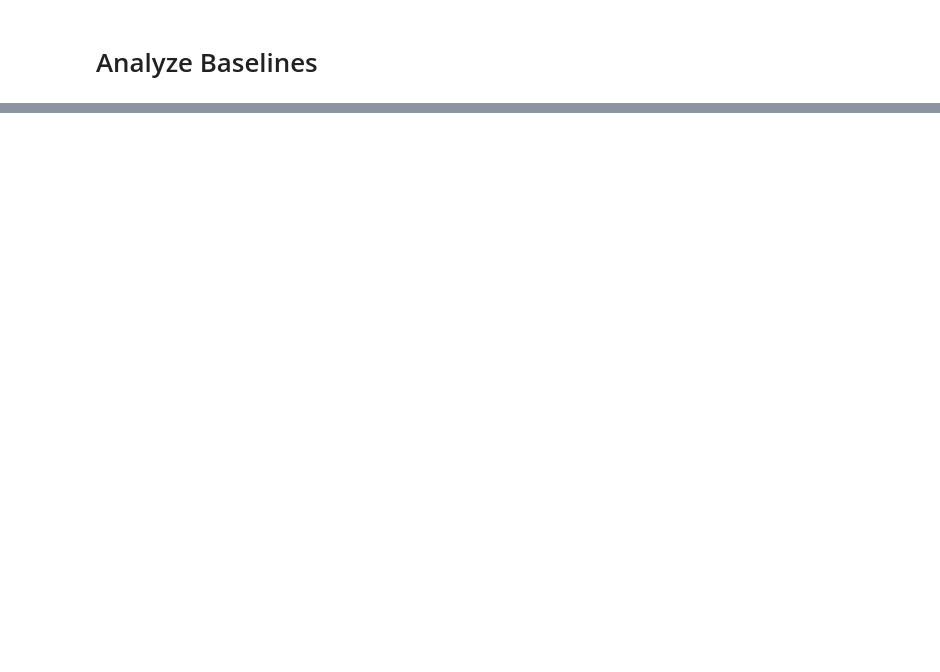
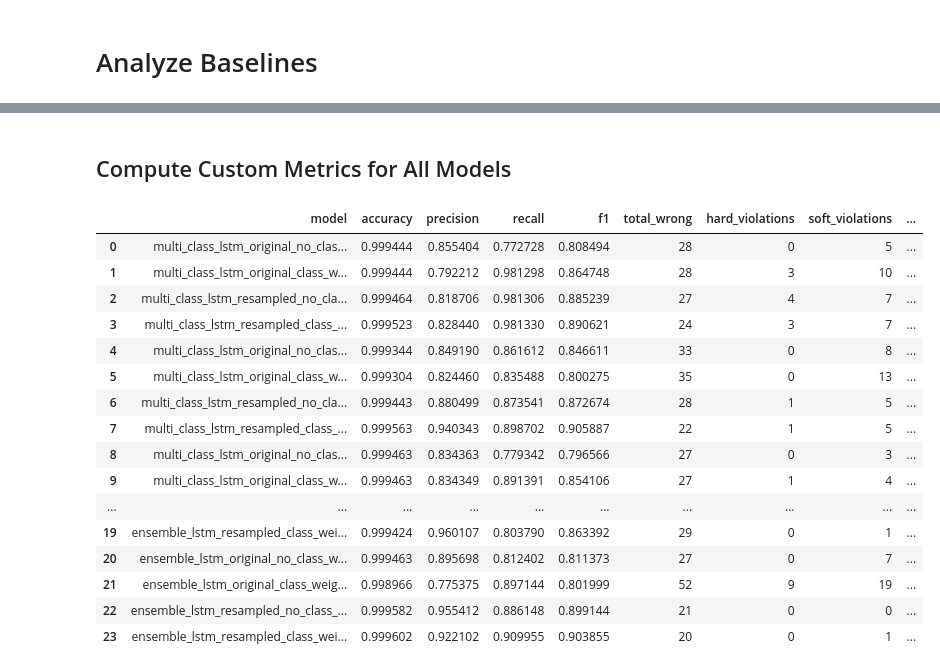
Before and after one commit to sofiaburkow/DeepChronos, a Jupyter notebook: notebooks/analyze_baselines.ipynb, the cells around one changed output, grey strips where cells are left out. Drawn from its saved outputs; the diff is of its cells as text; code cells hidden in the pictures; blank space fills up the shorter version.

```diff
--- a/notebooks/analyze_baselines.ipynb
+++ b/notebooks/analyze_baselines.ipynb
@@ -79,0 +154,9 @@ Saving results to ../reports/baselines/baselines_analysis.csv...
+# %%
+phase_bounds = (
+    df[df['phase'] > 0]
+    .groupby('phase')['t_rel']
+    .agg(['min', 'max'])
+)
+
+phase_start = phase_bounds['min'].to_dict()
+phase_end   = phase_bounds['max'].to_dict()
@@ -79,0 +173,9 @@ Saving results to ../reports/baselines/baselines_analysis.csv...
+# %% [markdown]
+## Compute Custom Metrics for All Models
+# %%
+import os
+import json
+import pandas as pd
+from itertools import product
+
+results = []
@@ -79,0 +243,22 @@ Saving results to ../reports/baselines/baselines_analysis.csv...
+# %%
+results_df = pd.DataFrame(results)
+
+results_df
+# %% [output]
+|  | model | accuracy | precision | recall | f1 | total_wrong | hard_violations | soft_violations | ... |
+| 0 | multi_class_lstm_original_no_clas... | 0.999444 | 0.855404 | 0.772728 | 0.808494 | 28 | 0 | 5 | ... |
+| 1 | multi_class_lstm_original_class_w... | 0.999444 | 0.792212 | 0.981298 | 0.864748 | 28 | 3 | 10 | ... |
+| 2 | multi_class_lstm_resampled_no_cla... | 0.999464 | 0.818706 | 0.981306 | 0.885239 | 27 | 4 | 7 | ... |
+| 3 | multi_class_lstm_resampled_class_... | 0.999523 | 0.828440 | 0.981330 | 0.890621 | 24 | 3 | 7 | ... |
+| 4 | multi_class_lstm_original_no_clas... | 0.999344 | 0.849190 | 0.861612 | 0.846611 | 33 | 0 | 8 | ... |
+| 5 | multi_class_lstm_original_class_w... | 0.999304 | 0.824460 | 0.835488 | 0.800275 | 35 | 0 | 13 | ... |
+| 6 | multi_class_lstm_resampled_no_cla... | 0.999443 | 0.880499 | 0.873541 | 0.872674 | 28 | 1 | 5 | ... |
+| 7 | multi_class_lstm_resampled_class_... | 0.999563 | 0.940343 | 0.898702 | 0.905887 | 22 | 1 | 5 | ... |
+| 8 | multi_class_lstm_original_no_clas... | 0.999463 | 0.834363 | 0.779342 | 0.796566 | 27 | 0 | 3 | ... |
+| 9 | multi_class_lstm_original_class_w... | 0.999463 | 0.834349 | 0.891391 | 0.854106 | 27 | 1 | 4 | ... |
+| ... | ... | ... | ... | ... | ... | ... | ... | ... | ... |
+| 19 | ensemble_lstm_resampled_class_wei... | 0.999424 | 0.960107 | 0.803790 | 0.863392 | 29 | 0 | 1 | ... |
+| 20 | ensemble_lstm_original_no_class_w... | 0.999463 | 0.895698 | 0.812402 | 0.811373 | 27 | 0 | 7 | ... |
+| 21 | ensemble_lstm_original_class_weig... | 0.998966 | 0.775375 | 0.897144 | 0.801999 | 52 | 9 | 19 | ... |
+| 22 | ensemble_lstm_resampled_no_class_... | 0.999582 | 0.955412 | 0.886148 | 0.899144 | 21 | 0 | 0 | ... |
+| 23 | ensemble_lstm_resampled_class_wei... | 0.999602 | 0.922102 | 0.909955 | 0.903855 | 20 | 0 | 1 | ... |
```
Also changed, not shown: parts of 34 cells of this notebook, 6 other files.
